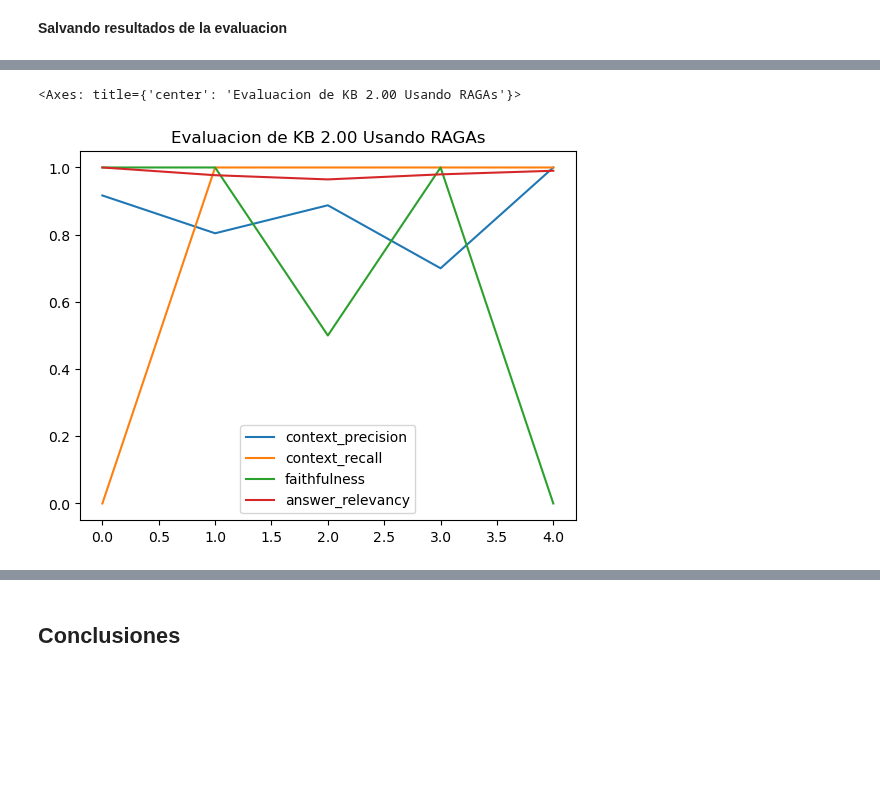
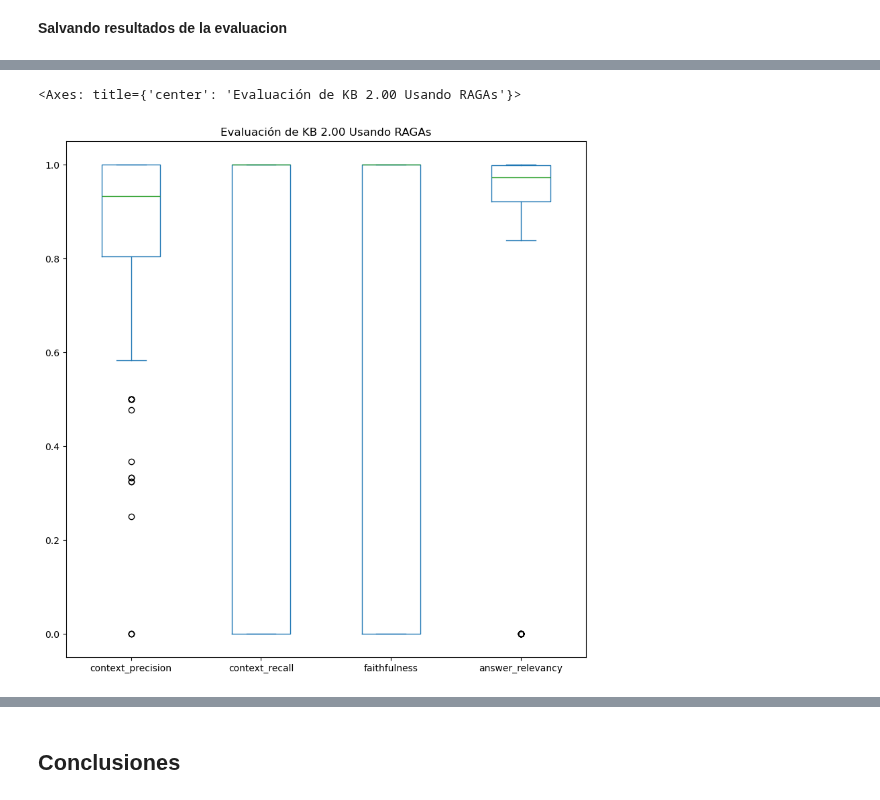
Before and after one commit to jcromo-tec/TC5035.10-proyecto-integrador, a Jupyter notebook: semana-07-avance-05/Avance5_Equipo37_Bedrock_Ragas_Bulk_Evaluation_v1_00_v2_00.ipynb, the cells around one changed output, grey strips where cells are left out. Drawn from its saved outputs; the diff is of its cells as text; code cells hidden in the pictures; blank space fills up the shorter version.

Commit message:
Libretas con evaluacion de volumen y generacion de datos sinteticos completas

```diff
--- a/semana-07-avance-05/Avance5_Equipo37_Bedrock_Ragas_Bulk_Evaluation_v1_00_v2_00.ipynb
+++ b/semana-07-avance-05/Avance5_Equipo37_Bedrock_Ragas_Bulk_Evaluation_v1_00_v2_00.ipynb
@@ -442,12 +445,4 @@ eval_data_dataset = Dataset.from_dict(eval_data)
+# %%
+eval_data_df_parts = np.array_split(eval_data_df, 16)
 # %% [markdown]
 **Evaluación**
-# %%
-results = evaluate(
-    dataset = eval_data_dataset,
-    metrics=[
-        context_precision,
-        context_recall,
-        faithfulness,
-        answer_relevancy,
-    ],
-)
@@ -455,0 +449,20 @@ results_df = results.to_pandas()
+# %%
+full_results_set_df = pd.DataFrame()
+# %%
+for idx, part in enumerate(eval_data_df_parts):
+    dataset_part = Dataset.from_pandas(part)
+    results = evaluate(
+        dataset = dataset_part,
+        metrics=[
+            context_precision,
+            context_recall,
+            faithfulness,
+            answer_relevancy,
+        ],
+    )
+    results_df = results.to_pandas()
+    full_results_set_df = pd.concat(
+        [full_results_set_df, results_df],
+        ignore_index=True
+    )
+    time.sleep(60)
@@ -474,10 +584,11 @@ with io.BytesIO() as excel_file:
 # %%
-results_df.plot(
-    kind='line',
+full_results_set_df.plot(
+    kind='box',
     y=['context_precision','context_recall','faithfulness','answer_relevancy'],
     use_index=True,
-    title='Evaluacion de KB 2.00 Usando RAGAs'
+    title='Evaluación de KB 2.00 Usando RAGAs',
+    figsize=(10, 10)
 )
 # %% [output]
-<Axes: title={'center': 'Evaluacion de KB 2.00 Usando RAGAs'}>
+<Axes: title={'center': 'Evaluación de KB 2.00 Usando RAGAs'}>
-[figure, old version]
+[figure, new version]
```
Also changed, not shown: parts of 45 cells of this notebook, 1 other file.
